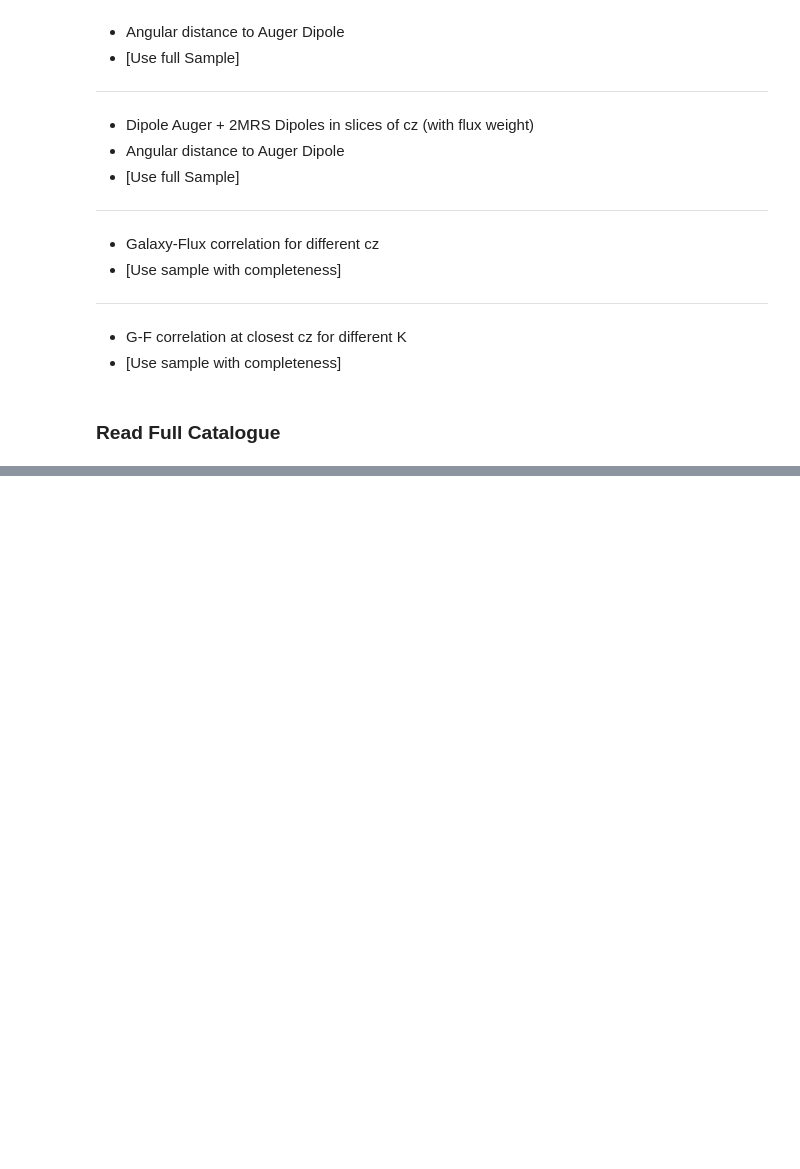
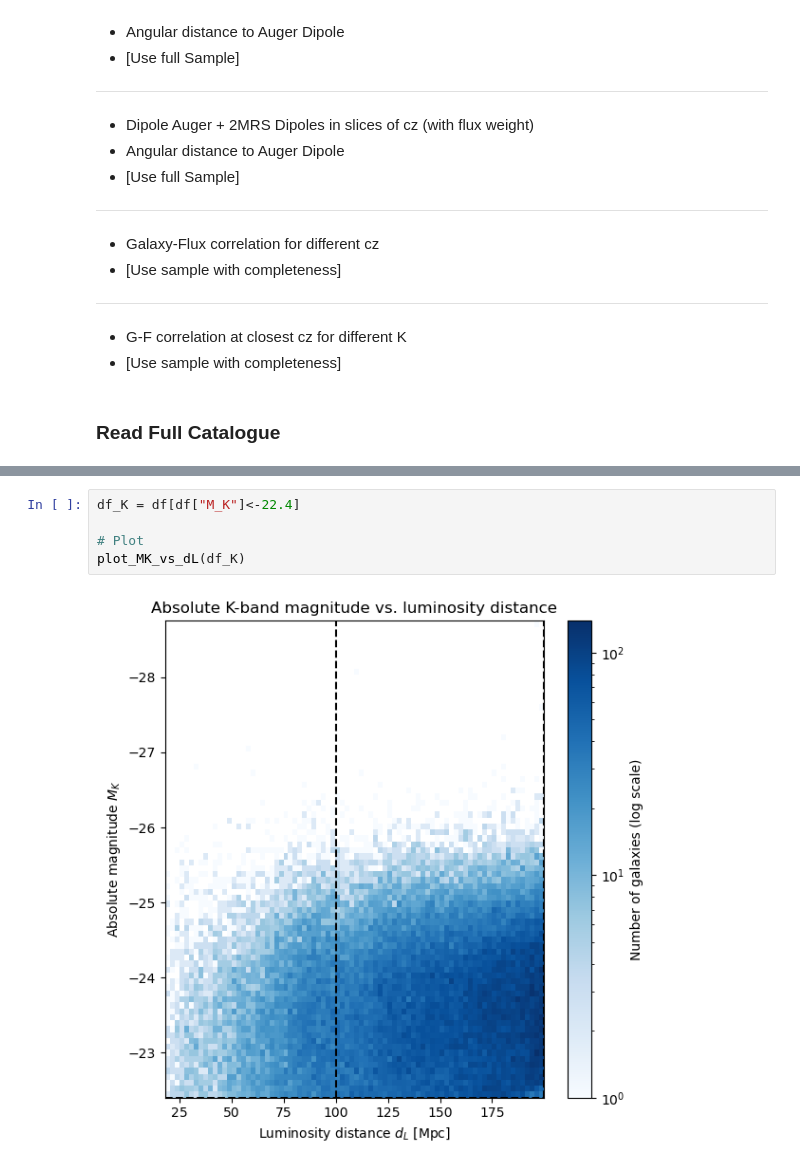
Before and after one commit to FedeDavilaKurban/Auger, a Jupyter notebook: plot1_GLADE_paper1.ipynb, the cells around one changed output, grey strips where cells are left out. Saved outputs shown, nothing was run; the diff lists cells and outputs as text; blank space fills up the shorter version.

```diff
--- a/plot1_GLADE_paper1.ipynb
+++ b/plot1_GLADE_paper1.ipynb
@@ -180 +133,8 @@ plt.show()
+# %%
+df_K = df[df["M_K"]<-22.4]
+
+# Plot
+plot_MK_vs_dL(df_K)
+# %% [output]
+[figure, added]
 # %%
```
Also changed, not shown: parts of 4 cells of this notebook, 3 other files.
